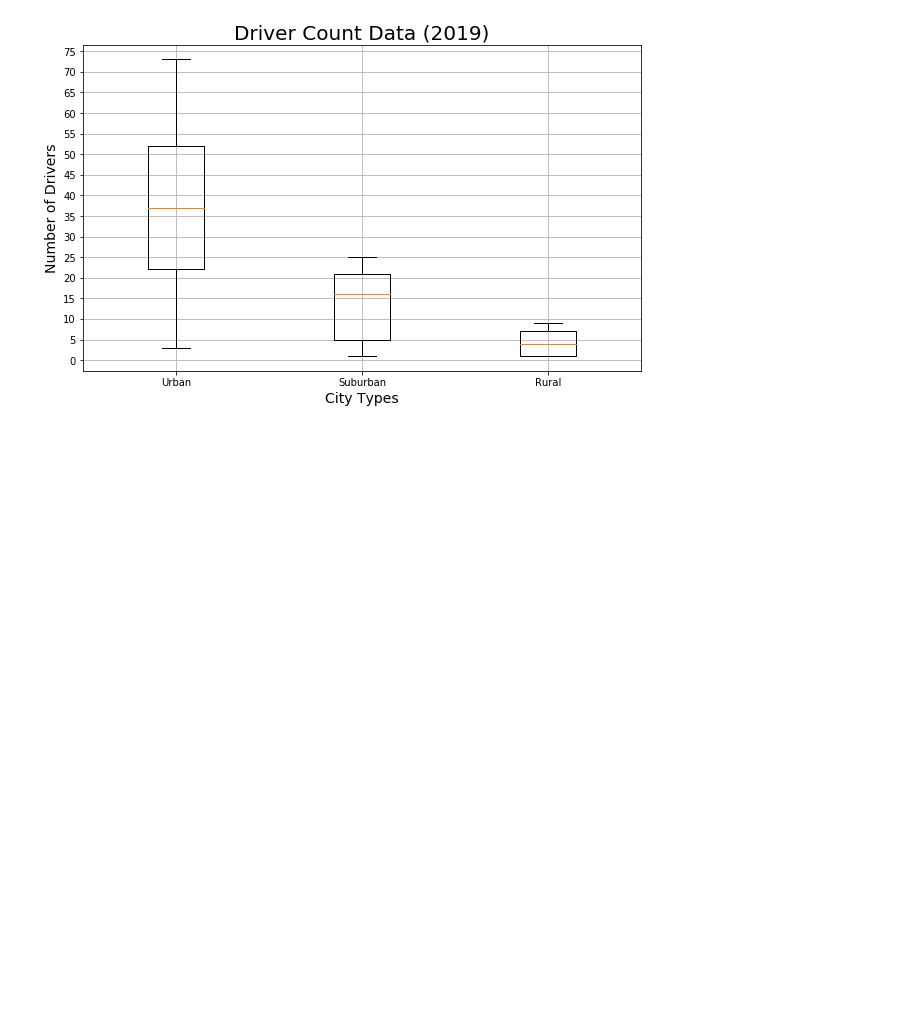
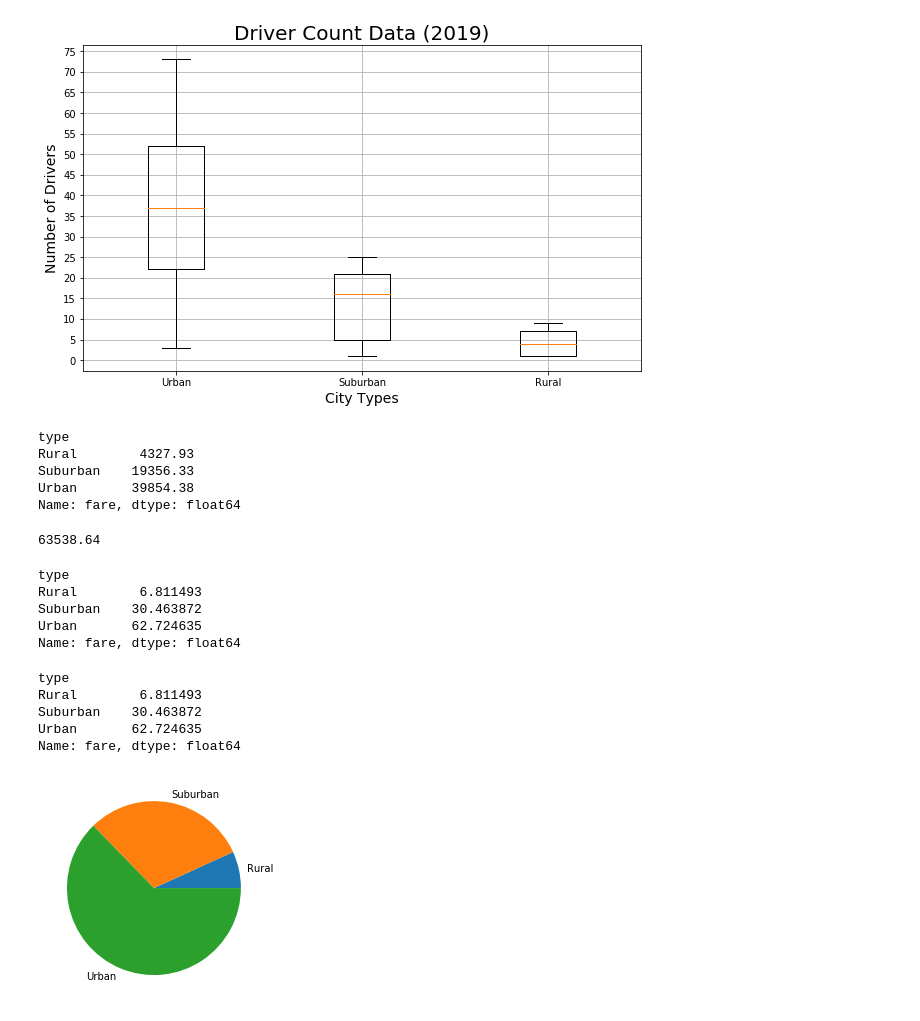
Before and after one commit to CLAMONT73/PyBer_Analysis, a Jupyter notebook: PyBer.ipynb, the cells around one changed output. Saved outputs shown, nothing was run; the diff lists cells and outputs as text; code cells hidden in the pictures; blank space fills up the shorter version.

Commit message:
Added fares pie chart and Fig5.

```diff
--- a/PyBer.ipynb
+++ b/PyBer.ipynb
@@ -1119,3 +1119,57 @@ plt.show()
 # %%
 # FINDINGS: The average number of drivers in rural cities is about 9 times less than in urban cities (36), and about
 # 4 times less than in suburban cities (16).
+# %%
+# PIE CHART: Start by creating a Series where the index is the city type ("type") from the pyber_data_df, and the
+# column is the sum of the fares of each city type ("fare").
+
+sum_fares_by_type = pyber_data_df.groupby(["type"]).sum()["fare"]
+
+sum_fares_by_type
+# %% [output]
+type
+Rural        4327.93
+Suburban    19356.33
+Urban       39854.38
+Name: fare, dtype: float64
+# %%
+# PIE CHART: Next, get the total fares using the sum() method on the fare column.
+
+total_fares = pyber_data_df["fare"].sum()
+
+total_fares
+# %% [output]
+63538.64
+# %%
+# PIE CHART: Calculate the percentage of total fares for each city type by dividing the sum_fares_by_type Series by
+# the total_fares Series and multiplying by 100.
+
+type_percents = 100 * sum_fares_by_type / total_fares
+
+type_percents
+# %% [output]
+type
+Rural        6.811493
+Suburban    30.463872
+Urban       62.724635
+Name: fare, dtype: float64
+# %%
+# PIE CHART: The same calculation can be entered in one single line of code.
+
+type_percents = 100 * pyber_data_df.groupby(["type"]).sum()["fare"] / pyber_data_df["fare"].sum()
+
+type_percents
+# %% [output]
+type
+Rural        6.811493
+Suburban    30.463872
+Urban       62.724635
+Name: fare, dtype: float64
+# %%
+# Bulild the basic percentage of fares by city type PIE CHART.
+
+plt.pie(type_percents, labels=["Rural", "Suburban", "Urban"])
+
+plt.show()
+# %% [output]
+[figure, added]
```
Also changed, not shown: parts of 1 cell of this notebook, 1 other file.
